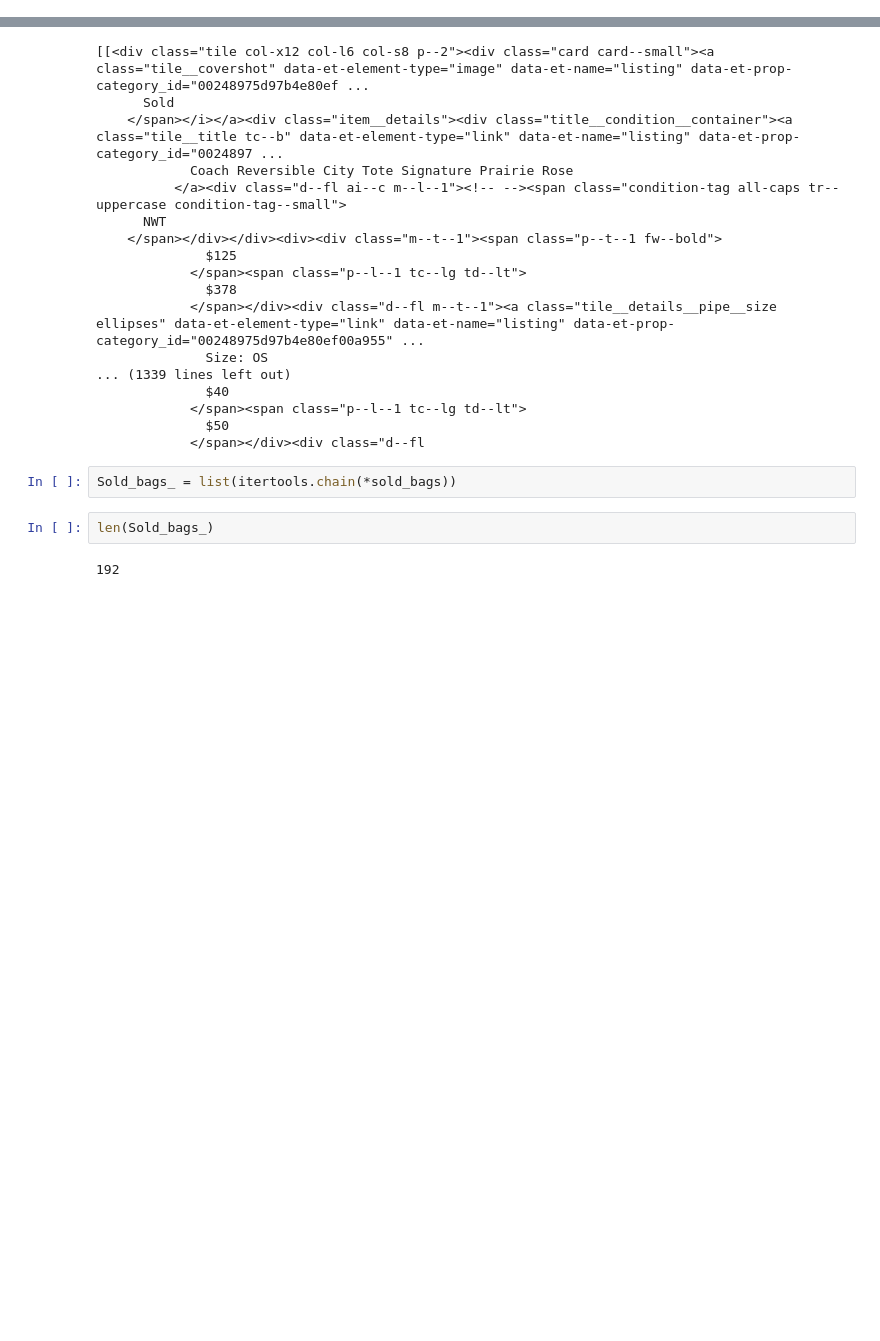
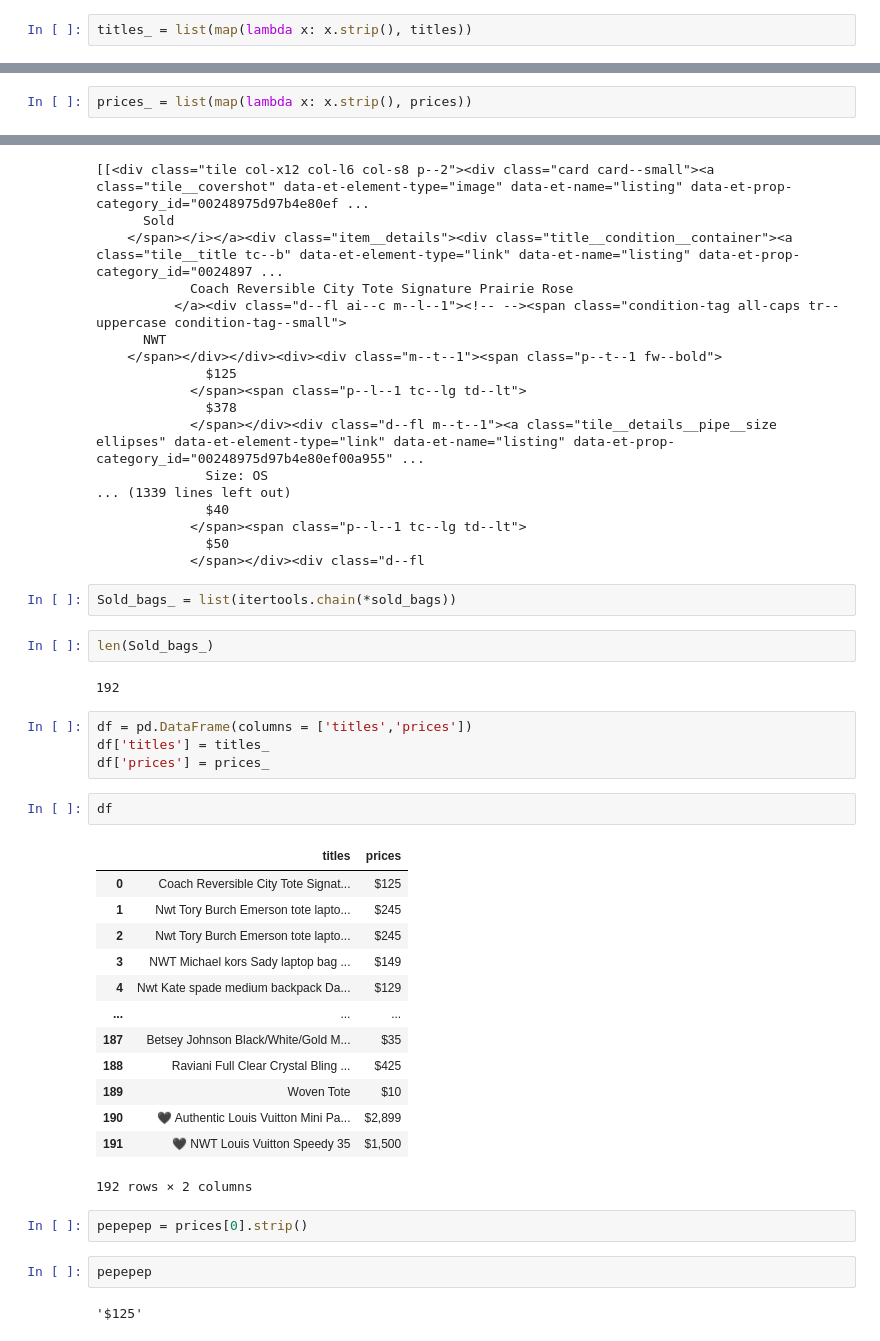
Before and after one commit to murra181/Poshmark_sold_item_analysis, a Jupyter notebook: Poshmark sold bags scrapping.ipynb, the cells around one changed output, grey strips where cells are left out. Cells and saved outputs as stored; diff of their text form; blank space fills up the shorter version.

```diff
--- a/Poshmark sold bags scrapping.ipynb
+++ b/Poshmark sold bags scrapping.ipynb
@@ -46 +45,3 @@ len(titles)
+# %%
+titles_ = list(map(lambda x: x.strip(), titles))
 # %%
@@ -56 +53,3 @@ len(prices)
+# %%
+prices_ = list(map(lambda x: x.strip(), prices))
 # %%
@@ -111,3 +110,29 @@ Sold_bags_ = list(itertools.chain(*sold_bags))
 len(Sold_bags_)
 # %% [output]
 192
+# %%
+df = pd.DataFrame(columns = ['titles','prices'])
+df['titles'] = titles_
+df['prices'] = prices_
+# %%
+df
+# %% [output]
+|  | titles | prices |
+| 0 | Coach Reversible City Tote Signat... | $125 |
+| 1 | Nwt Tory Burch Emerson tote lapto... | $245 |
+| 2 | Nwt Tory Burch Emerson tote lapto... | $245 |
+| 3 | NWT Michael kors Sady laptop bag ... | $149 |
+| 4 | Nwt Kate spade medium backpack Da... | $129 |
+| ... | ... | ... |
+| 187 | Betsey Johnson Black/White/Gold M... | $35 |
+| 188 | Raviani Full Clear Crystal Bling ... | $425 |
+| 189 | Woven Tote | $10 |
+| 190 | 🖤 Authentic Louis Vuitton Mini Pa... | $2,899 |
+| 191 | 🖤 NWT Louis Vuitton Speedy 35 | $1,500 |
+192 rows × 2 columns
+# %%
+pepepep = prices[0].strip()
+# %%
+pepepep
+# %% [output]
+'$125'
```
Also changed, not shown: parts of 5 cells of this notebook.
